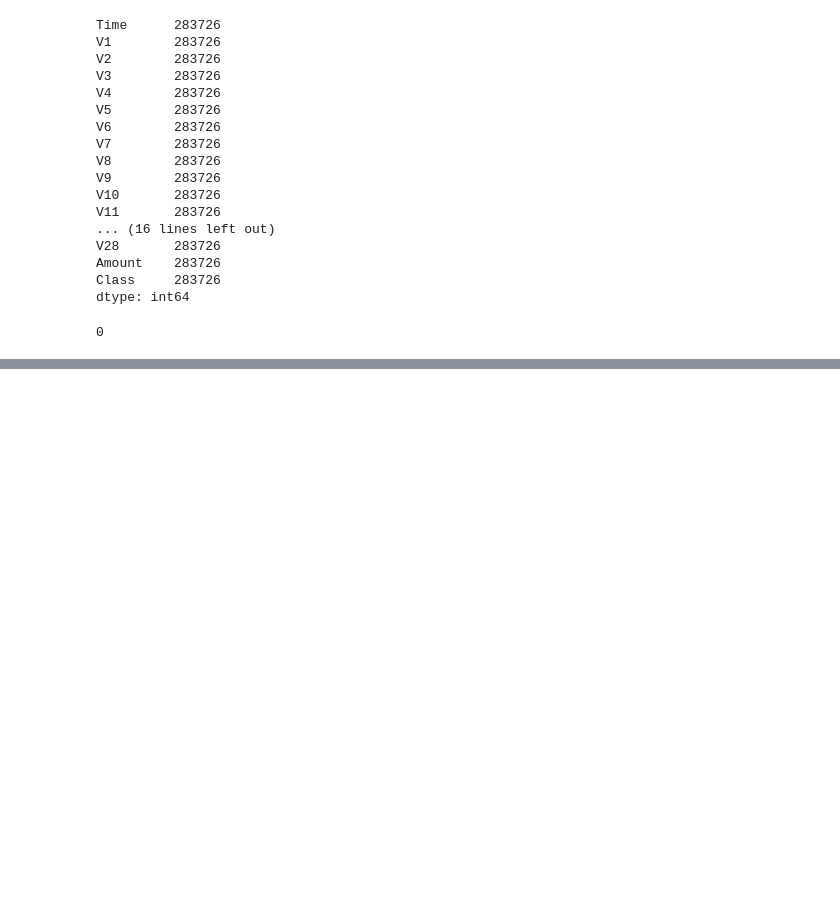
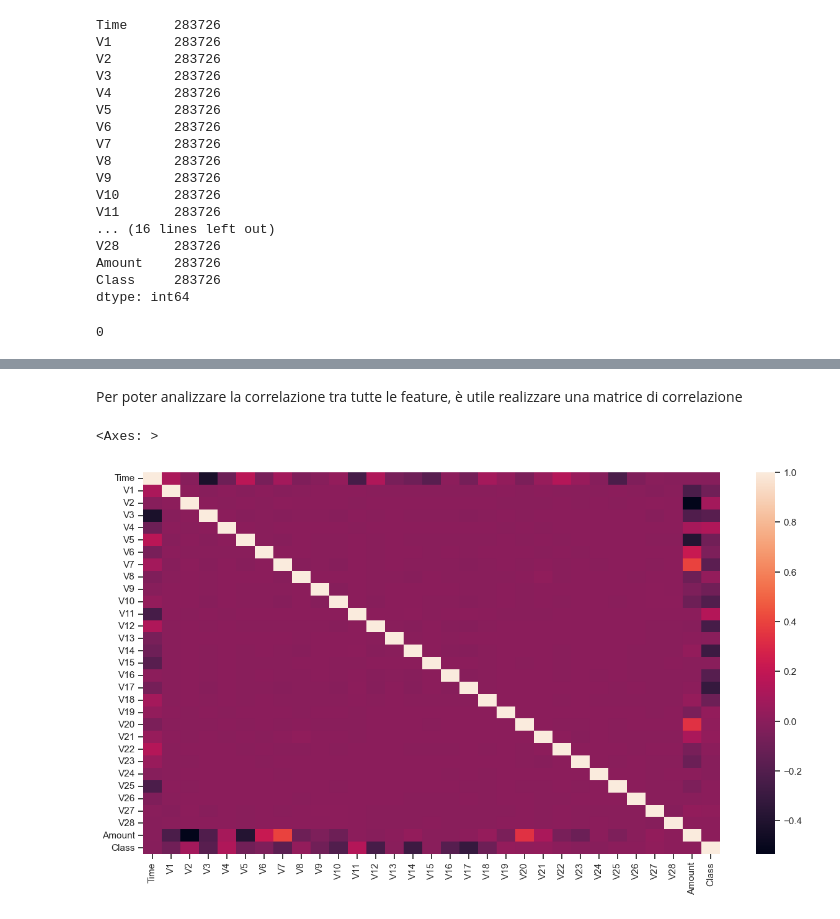
Before and after one commit to FrankDena/ProgettoML, a Jupyter notebook: progetto.ipynb, the cells around one changed output, grey strips where cells are left out. Cells and saved outputs as stored; diff of their text form; code cells hidden in the pictures; blank space fills up the shorter version.

```diff
--- a/progetto.ipynb
+++ b/progetto.ipynb
@@ -100,0 +159,11 @@ dataset.isnull().values.sum()
+# %% [markdown]
+Per poter analizzare la correlazione tra tutte le feature, è utile realizzare una matrice di correlazione
+# %%
+f, ax = plt.subplots(figsize=(15, 8))
+corr = dataset.corr()
+sns.heatmap(corr,
+            xticklabels=corr.columns.values,
+            yticklabels=corr.columns.values)
+# %% [output]
+<Axes: >
+[figure, added]
```
Also changed, not shown: parts of 11 cells of this notebook.
